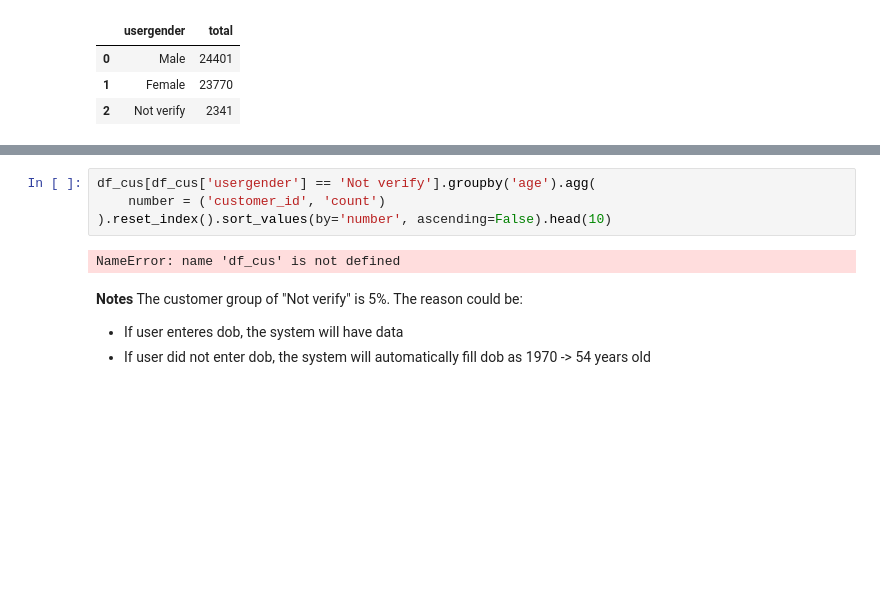
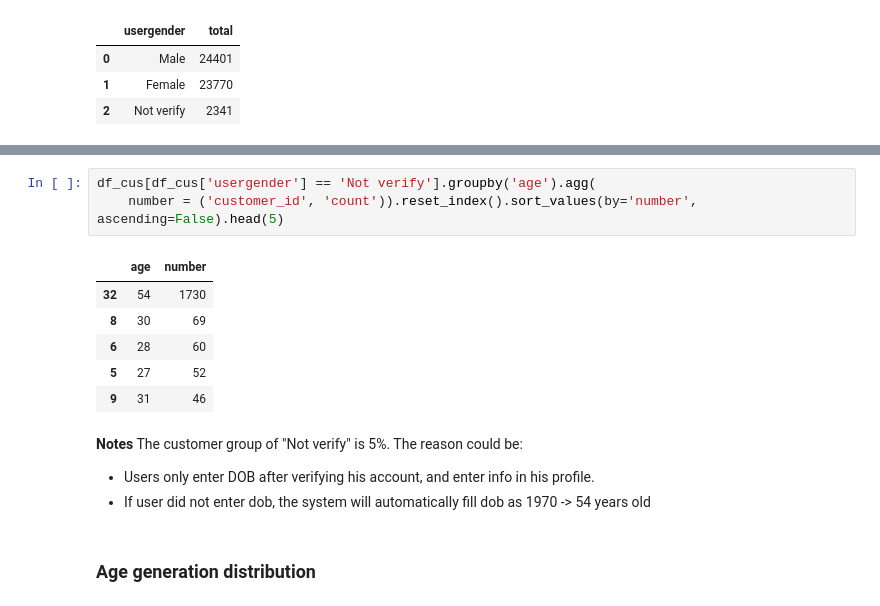
Before and after one commit to DucD0610/HOYTS-Cinema-Ticket-Sales-Analysis, a Jupyter notebook: Capstone project/captone project.ipynb, the cells around one changed output, grey strips where cells are left out. Saved outputs shown, nothing was run; the diff lists cells and outputs as text; blank space fills up the shorter version.

```diff
--- a/Capstone project/captone project.ipynb
+++ b/Capstone project/captone project.ipynb
@@ -554,11 +549,17 @@ plt.show()
 # %%
 df_cus[df_cus['usergender'] == 'Not verify'].groupby('age').agg(
-    number = ('customer_id', 'count')
-).reset_index().sort_values(by='number', ascending=False).head(10)
+    number = ('customer_id', 'count')).reset_index().sort_values(by='number', ascending=False).head(5)
 # %% [output]
-NameError: name 'df_cus' is not defined
+|  | age | number |
+| 32 | 54 | 1730 |
+| 8 | 30 | 69 |
+| 6 | 28 | 60 |
+| 5 | 27 | 52 |
+| 9 | 31 | 46 |
 # %% [markdown]
 **Notes**
 The customer group of "Not verify" is 5%. The reason could be:
-- If user enteres dob, the system will have data
+- Users only enter DOB after verifying his account, and enter info in his profile.
 - If user did not enter dob, the system will automatically fill dob as 1970 -> 54 years old
+# %% [markdown]
+### Age generation distribution
```
Also changed, not shown: parts of 15 cells of this notebook.
